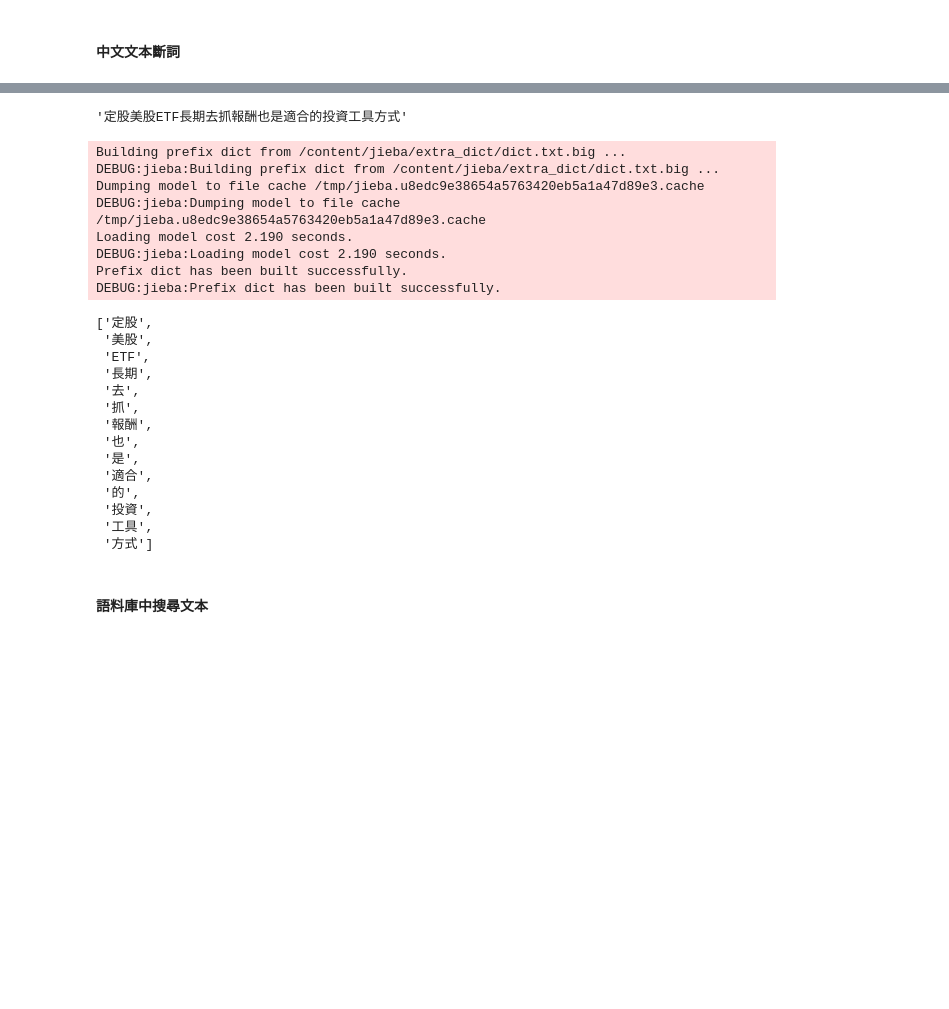
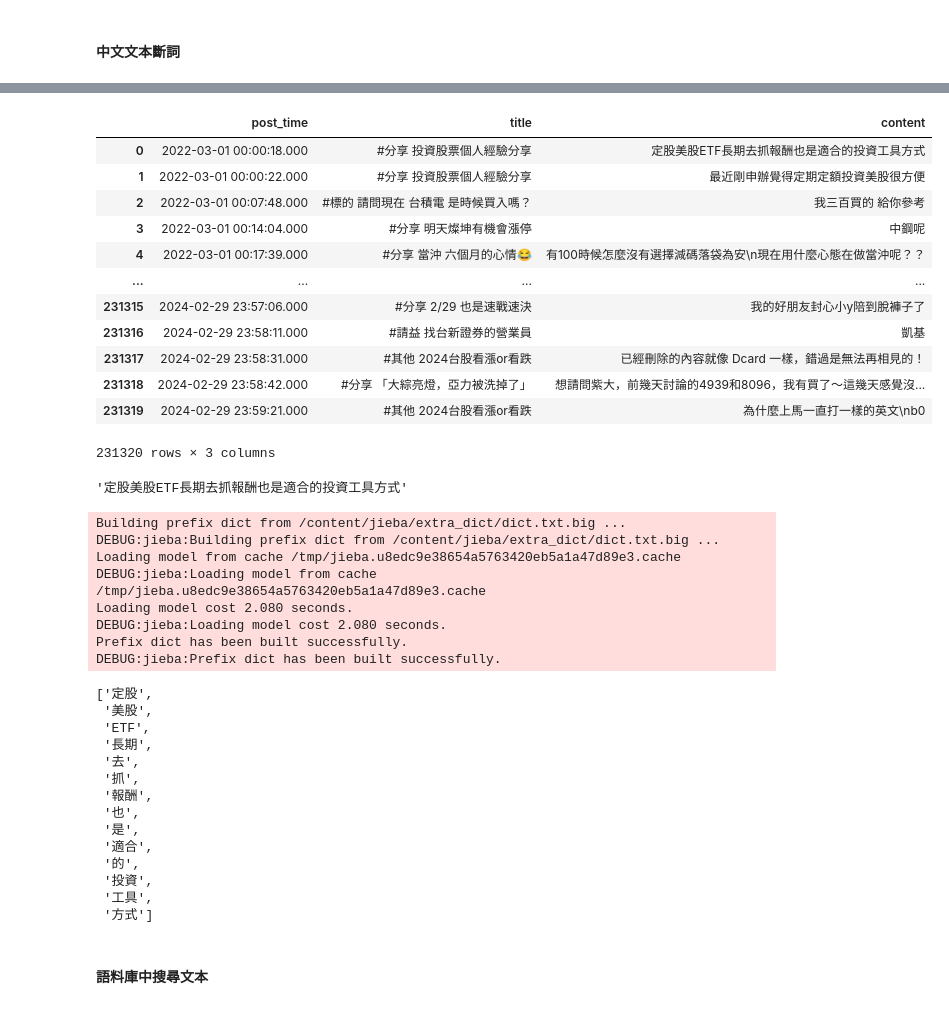
Before and after one commit to ruby0322/bda-midterm-project, a Jupyter notebook: bda_midterm_project.ipynb, the cells around one changed output, grey strips where cells are left out. Saved outputs shown, nothing was run; the diff lists cells and outputs as text; code cells hidden in the pictures; blank space fills up the shorter version.

Commit message:
feat: data labeling

```diff
--- a/bda_midterm_project.ipynb
+++ b/bda_midterm_project.ipynb
@@ -84,6 +69,19 @@ for filename in os.listdir(root):
 data.keys()
 # %% [output]
 dict_keys(['討論數據mobile01-1', '微股力社群PKTD-2年', '討論數據mobile01-2', '內容數據新聞1', '討論數據ptt', '內容數據新聞2', '內容數據新聞3', '討論數據dcard', '微股力個股交易數據-2年', '微股力籌碼數據-2年', '微股力財報數據-2年'])
+# %%
+# 類股代號皆轉為 string 型態
+data['微股力個股交易數據-2年']['stock_symbol'] = data['微股力個股交易數據-2年']['stock_symbol'].astype(str)
+data['微股力社群PKTD-2年']['stock_symbol'] = data['微股力社群PKTD-2年']['stock_symbol'].astype(str)
+data['微股力籌碼數據-2年']['stock_symbol'] = data['微股力籌碼數據-2年']['stock_symbol'].astype(str)
+data['微股力財報數據-2年']['stock_symbol'] = data['微股力財報數據-2年']['stock_symbol'].astype(str)
+
+
+# 呼叫次數整理
+data['微股力社群PKTD-2年']['actionP'] = data['微股力社群PKTD-2年']['actionP'] // 123
+data['微股力社群PKTD-2年']['actionK'] = data['微股力社群PKTD-2年']['actionK'] // 123
+data['微股力社群PKTD-2年']['actionT'] = data['微股力社群PKTD-2年']['actionT'] // 123
+data['微股力社群PKTD-2年']['actionD'] = data['微股力社群PKTD-2年']['actionD'] // 123
 # %% [markdown]
 ### 中文文本處理
 # %%
@@ -117,3 +95,20 @@ data['討論數據dcard']
+# %%
+data['討論數據dcard'] = data['討論數據dcard'][['post_time', 'title', 'content']]
+data['討論數據dcard']
+# %% [output]
+|  | post_time | title | content |
+| 0 | 2022-03-01 00:00:18.000 | #分享 投資股票個人經驗分享 | 定股美股ETF長期去抓報酬也是適合的投資工具方式 |
+| 1 | 2022-03-01 00:00:22.000 | #分享 投資股票個人經驗分享 | 最近剛申辦覺得定期定額投資美股很方便 |
+| 2 | 2022-03-01 00:07:48.000 | #標的 請問現在 台積電 是時候買入嗎？ | 我三百買的 給你參考 |
+| 3 | 2022-03-01 00:14:04.000 | #分享 明天燦坤有機會漲停 | 中鋼呢 |
+| 4 | 2022-03-01 00:17:39.000 | #分享 當沖 六個月的心情😂 | 有100時候怎麼沒有選擇減碼落袋為安\n現在用什麼心態在做當沖呢？？ |
+| ... | ... | ... | ... |
+| 231315 | 2024-02-29 23:57:06.000 | #分享 2/29 也是速戰速決 | 我的好朋友封心小y陪到脫褲子了 |
+| 231316 | 2024-02-29 23:58:11.000 | #請益 找台新證券的營業員 | 凱基 |
+| 231317 | 2024-02-29 23:58:31.000 | #其他 2024台股看漲or看跌 | 已經刪除的內容就像 Dcard 一樣，錯過是無法再相見的！ |
+| 231318 | 2024-02-29 23:58:42.000 | #分享 「大綜亮燈，亞力被洗掉了」 | 想請問紫大，前幾天討論的4939和8096，我有買了～這幾天感覺沒... |
+| 231319 | 2024-02-29 23:59:21.000 | #其他 2024台股看漲or看跌 | 為什麼上馬一直打一樣的英文\nb0 |
+231320 rows × 3 columns
 # %%
 data['討論數據dcard']['content'][0]
 # %% [output]
@@ -123,10 +118,10 @@ list(jieba.cut_for_search(data['討論數據dcard']['content'][0]))
 # %% [output]
 Building prefix dict from /content/jieba/extra_dict/dict.txt.big ...
 DEBUG:jieba:Building prefix dict from /content/jieba/extra_dict/dict.txt.big ...
-Dumping model to file cache /tmp/jieba.u8edc9e38654a5763420eb5a1a47d89e3.cache
-DEBUG:jieba:Dumping model to file cache /tmp/jieba.u8edc9e38654a5763420eb5a1a47d89e3.cache
-Loading model cost 2.190 seconds.
-DEBUG:jieba:Loading model cost 2.190 seconds.
+Loading model from cache /tmp/jieba.u8edc9e38654a5763420eb5a1a47d89e3.cache
+DEBUG:jieba:Loading model from cache /tmp/jieba.u8edc9e38654a5763420eb5a1a47d89e3.cache
+Loading model cost 2.080 seconds.
+DEBUG:jieba:Loading model cost 2.080 seconds.
 Prefix dict has been built successfully.
 DEBUG:jieba:Prefix dict has been built successfully.
 ['定股',
```
Also changed, not shown: parts of 12 cells of this notebook.
